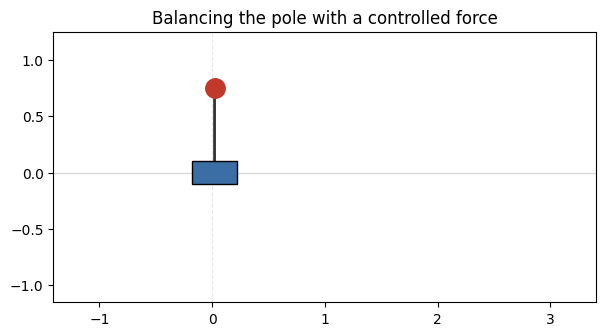
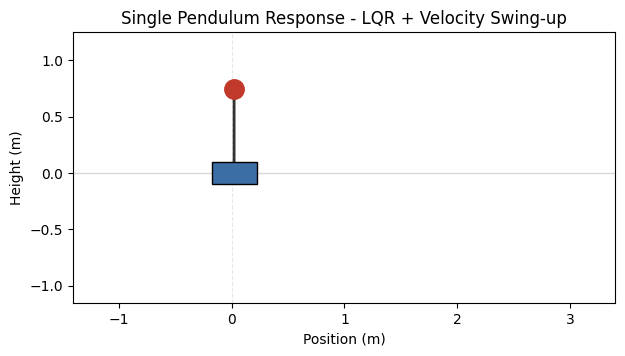
The notebook cell's code change between the first figure and the second:
--- before
+++ after
@@ -1,2 +1,4 @@
+#Animating Pendulum Response
+
 bob_x = x + L * np.sin(theta)
 bob_y = -L * np.cos(theta)
@@ -8,5 +10,7 @@
 ax.axhline(0, color='0.85', lw=1)
 ax.axvline(0, color='0.9', lw=0.8, ls='--')      # cart target position
-ax.set_title("Balancing the pole with a controlled force")
+ax.set_title("Single Pendulum Response - LQR + Velocity Swing-up")
+ax.set_xlabel("Position (m)")
+ax.set_ylabel("Height (m)")
  
 cart_w, cart_h = 0.4, 0.2
@@ -29,3 +33,3 @@
 writer = animation.FFMpegWriter(fps=fps, codec='libx264',
                                 extra_args=['-preset', 'ultrafast', '-pix_fmt', 'yuv420p'])
-ani.save("cart_single_pendulum.gif", writer=writer, dpi=80)
+ani.save("cart_single_pendulum.mp4", writer=writer, dpi=200)

Commit: Add files via upload